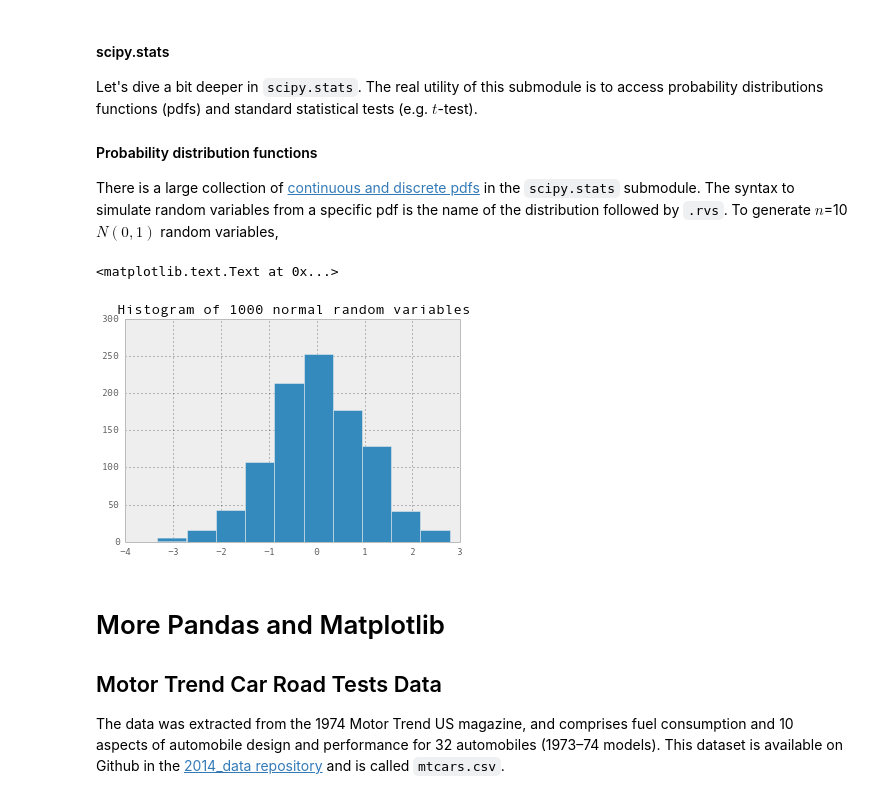
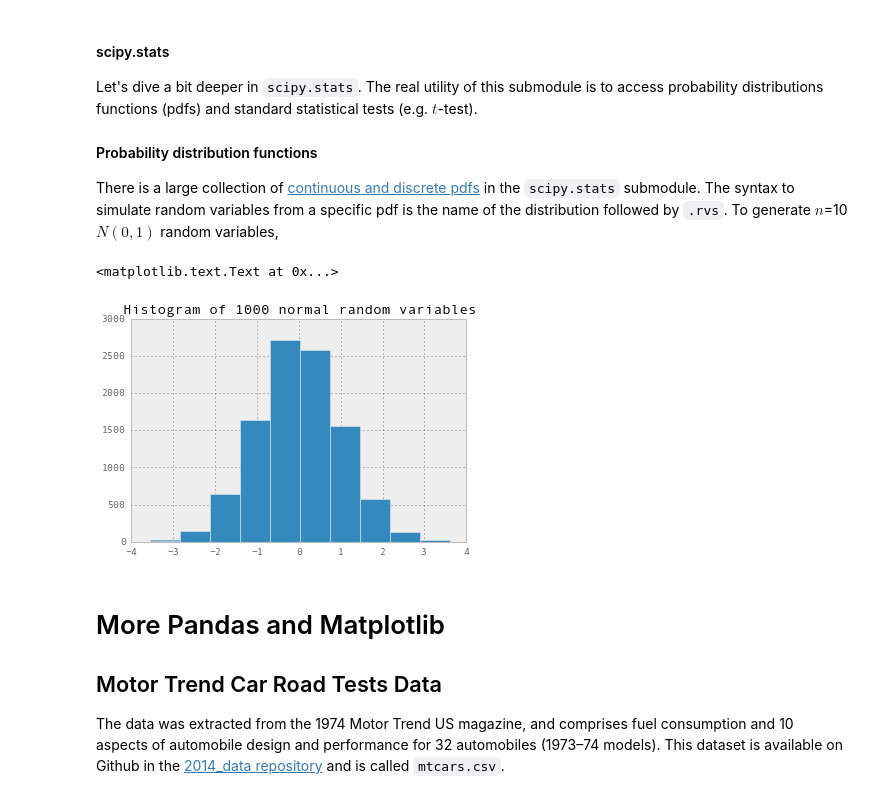
Before and after one commit to arkoneogy/2014, a Jupyter notebook: labs/Lab3_Notes.ipynb, the cells around one changed output. Cells and saved outputs as stored; diff of their text form; code cells hidden in the pictures.

```diff
--- a/labs/Lab3_Notes.ipynb
+++ b/labs/Lab3_Notes.ipynb
@@ -284,12 +340,12 @@ Let's dive a bit deeper in `scipy.stats`. The real utility of this submodule is
 There is a large collection of [continuous and discrete pdfs](http://docs.scipy.org/doc/scipy/reference/stats.html) in the `scipy.stats` submodule.  The syntax to simulate random variables from a specific pdf is the name of the distribution  followed by `.rvs`. To generate $n$=10 $N(0,1)$ random variables,
 # %%
 from scipy.stats import norm
-x = norm.rvs(loc = 0, scale = 1, size = 1000)
+x = norm.rvs(loc = 0, scale = 1, size = 10000)
 plt.hist(x)
 plt.title('Histogram of 1000 normal random variables')
 # %% [output]
 <matplotlib.text.Text at 0x...>
-[figure, old version]
+[figure, new version]
 # %% [markdown]
 # More Pandas and Matplotlib
 
```
Also changed, not shown: parts of 18 cells of this notebook.
